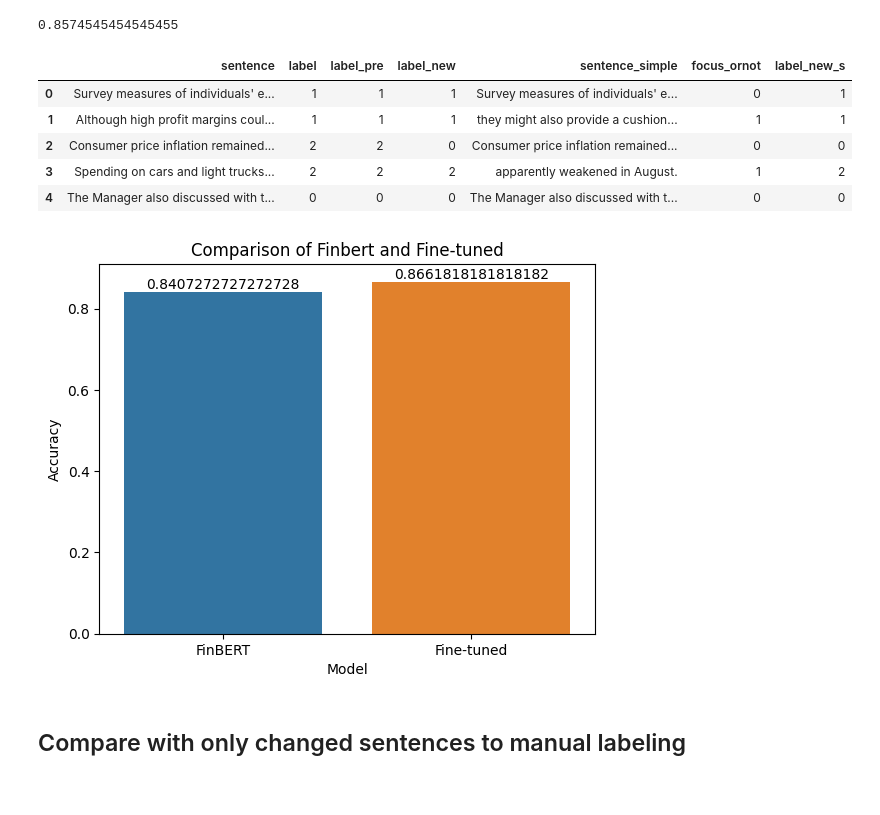
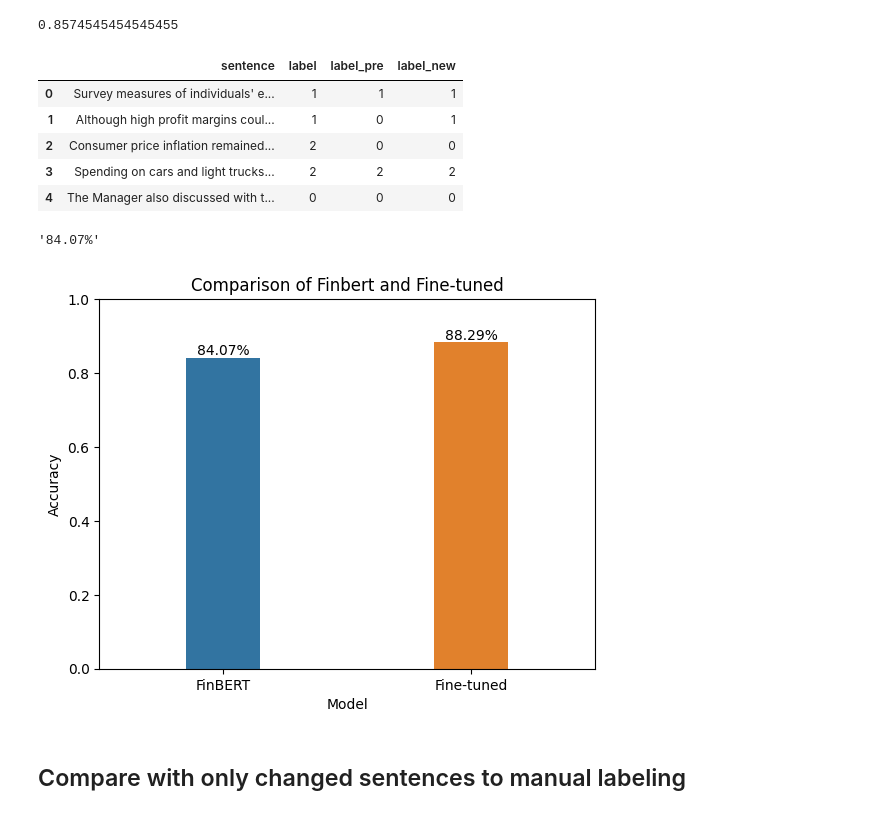
Before and after one commit to Incredible88/FinBERT-FOMC, a Jupyter notebook: Finbert-finetuned.ipynb, the cells around one changed output. Cells and saved outputs as stored; diff of their text form; code cells hidden in the pictures.

```diff
--- a/Finbert-finetuned.ipynb
+++ b/Finbert-finetuned.ipynb
@@ -430,7 +417,7 @@ args = TrainingArguments(
         per_device_train_batch_size=32,
         per_device_eval_batch_size=32,
         num_train_epochs=5,
-        weight_decay=0.01,
+        weight_decay=0.005,
         load_best_model_at_end=True,
         metric_for_best_model='accuracy',
 )
@@ -616,35 +578,42 @@ data['label_pre'] = data['label_pre'].replace({'Neutral': 0, 'Positive': 1, 'Neg
 # %%
 data.head()
 # %% [output]
-|  | sentence | label | label_pre | label_new | sentence_simple | focus_ornot | label_new_s |
-| 0 | Survey measures of individuals' e... | 1 | 1 | 1 | Survey measures of individuals' e... | 0 | 1 |
-| 1 | Although high profit margins coul... | 1 | 1 | 1 | they might also provide a cushion... | 1 | 1 |
-| 2 | Consumer price inflation remained... | 2 | 2 | 0 | Consumer price inflation remained... | 0 | 0 |
-| 3 | Spending on cars and light trucks... | 2 | 2 | 2 | apparently weakened in August. | 1 | 2 |
-| 4 | The Manager also discussed with t... | 0 | 0 | 0 | The Manager also discussed with t... | 0 | 0 |
+|  | sentence | label | label_pre | label_new |
+| 0 | Survey measures of individuals' e... | 1 | 1 | 1 |
+| 1 | Although high profit margins coul... | 1 | 0 | 1 |
+| 2 | Consumer price inflation remained... | 2 | 0 | 0 |
+| 3 | Spending on cars and light trucks... | 2 | 2 | 2 |
+| 4 | The Manager also discussed with t... | 0 | 0 | 0 |
 # %%
 fine_tuned_model = (data['label_pre'] == data['label']).sum() / len(data)
 # %%
-finbert = (data['label_new'] == data['label']).sum() / len(data)
+finbert_acc = (data['label_new'] == data['label']).sum() / len(data)
+# %%
+"{:.2%}".format(finbert_acc)
+# %% [output]
+'84.07%'
 # %%
 import seaborn as sns
 import matplotlib.pyplot as plt
+import pandas as pd
 
-data = pd.DataFrame({'Model': ['FinBERT', 'Fine-tuned'],
-                     'Accuracy': [finbert, fine_tuned_model]})
+data_d = pd.DataFrame({'Model': ['FinBERT', 'Fine-tuned'],
+                       'Accuracy': [finbert_acc, fine_tuned_model]})
 
-sns.barplot(x='Model', y='Accuracy', data=data)
+ax = sns.barplot(x='Model', y='Accuracy', width=0.3,data=data_d)
 
-for i, score in enumerate(data['Accuracy']):
-    plt.annotate(score, (i, score), ha='center', va='bottom')
 
+for i, score in enumerate(data_d['Accuracy']):
+    plt.annotate("{:.2%}".format(score), (i, score), ha='center', va='bottom')
+
+plt.ylim(0, 1)
 plt.title('Comparison of Finbert and Fine-tuned')
 plt.xlabel('Model')
 plt.ylabel('Accuracy')
 
 plt.show()
 # %% [output]
-[figure, old version]
+[figure, new version]
 # %% [markdown]
 ## Compare with only changed sentences to manual labeling
 # %%
```
Also changed, not shown: parts of 47 cells of this notebook.
